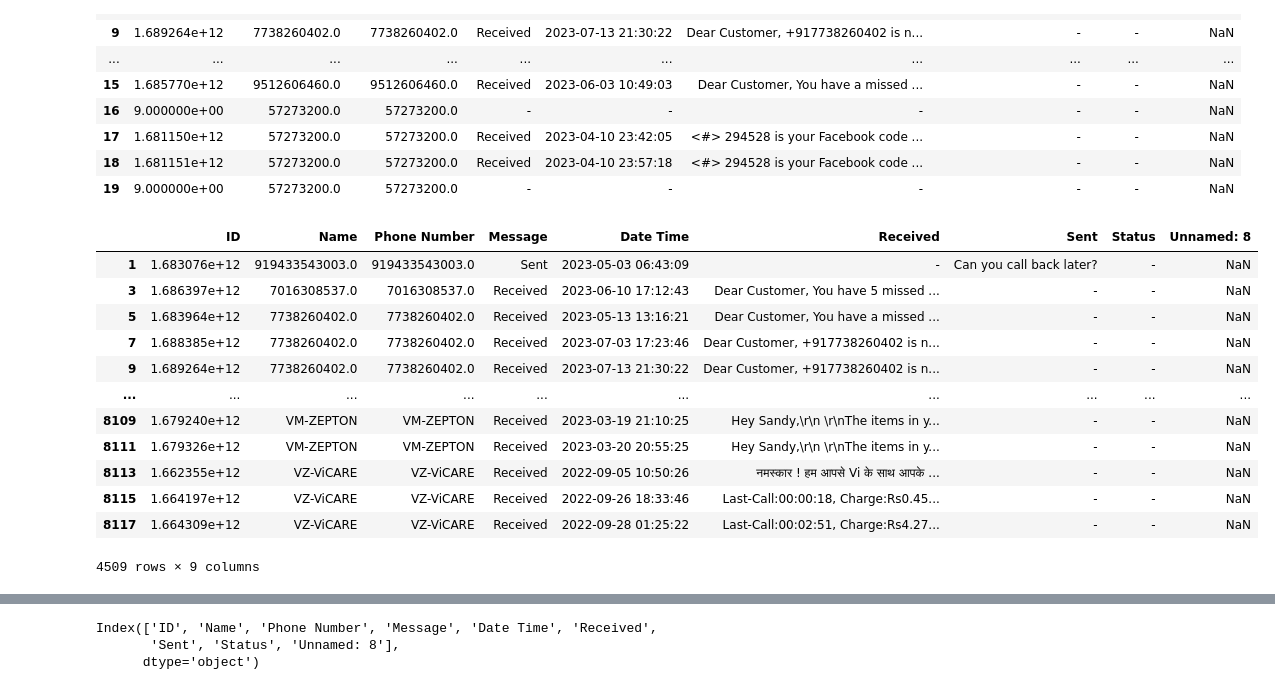
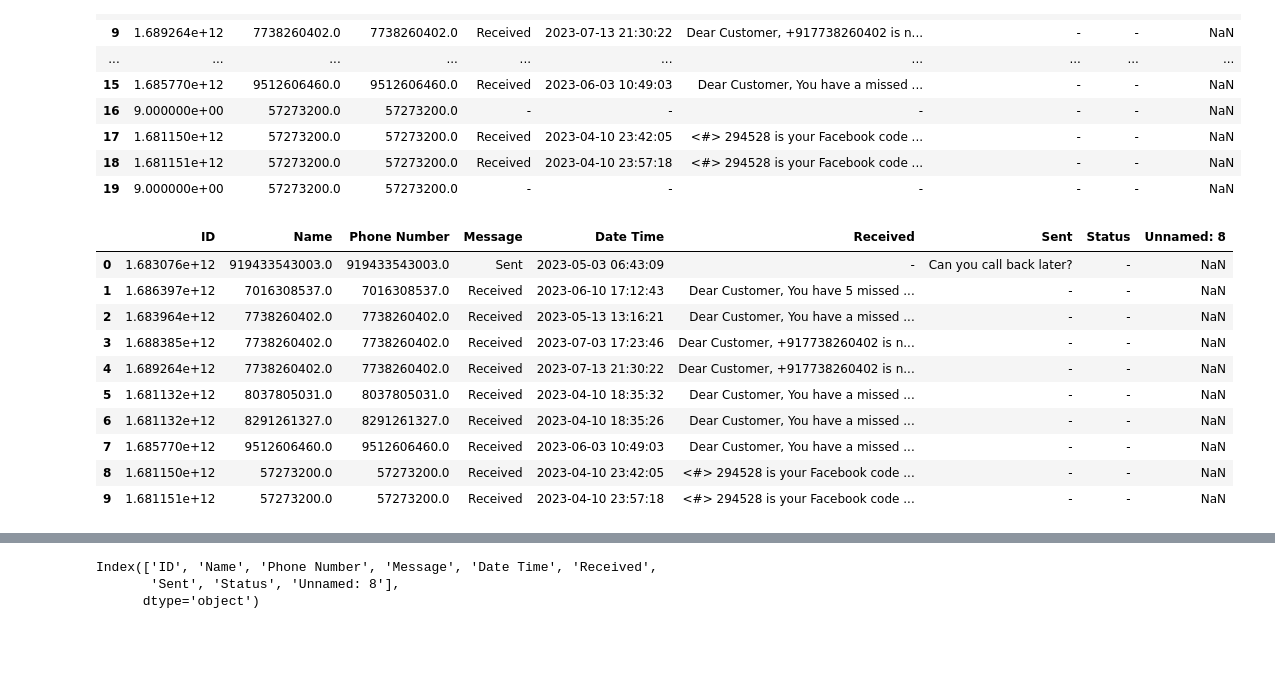
Before and after one commit to sandipanarnab/Spam-filter-based-on-personal-SMS-data, a Jupyter notebook: notebooks/cleaning and saving the dataset.ipynb, the cells around one changed output, grey strips where cells are left out. Cells and saved outputs as stored; diff of their text form; code cells hidden in the pictures; blank space fills up the shorter version.

```diff
--- a/notebooks/cleaning and saving the dataset.ipynb
+++ b/notebooks/cleaning and saving the dataset.ipynb
@@ -75,0 +172,12 @@ combined_data.to_csv(r'C:\Users\sandi\Desktop\My Working Git\Spam filter based o
+# %%
+# Load the first CSV file from the first source (WSL2 version)
+data1 = pd.read_csv('/mnt/c/Users/sandi/Desktop/My Working Git/Spam filter based on personal SMS data/Original SMS file/Manisha_SMS_Combined_Data.csv')
+
+# Load the second CSV file from the second source (WSL2 version)
+data2 = pd.read_csv('/mnt/c/Users/sandi/Desktop/My Working Git/Spam filter based on personal SMS data/Original SMS file/Sandipan_SMS_Combined_Data.csv')
+
+# Merge the two DataFrames into one
+data = pd.concat([data1, data2], ignore_index=True)
+
+# Optional: Print the first few rows of the combined DataFrame to verify
+data.head()
@@ -136,18 +246,17 @@ data.head(20)
 | 19 | 9.000000e+00 | 57273200.0 | 57273200.0 | - | - | - | - | - | NaN |
 # %%
 data_filtered= data[data["Message"]!= '-']
-data_filtered
+data_filtered= data_filtered.reset_index(drop=True)
+data_filtered.head(10)
 # %% [output]
 |  | ID | Name | Phone Number | Message | Date Time | Received | Sent | Status | Unnamed: 8 |
-| 1 | 1.683076e+12 | 919433543003.0 | 919433543003.0 | Sent | 2023-05-03 06:43:09 | - | Can you call back later? | - | NaN |
-| 3 | 1.686397e+12 | 7016308537.0 | 7016308537.0 | Received | 2023-06-10 17:12:43 | Dear Customer, You have 5 missed ... | - | - | NaN |
-| 5 | 1.683964e+12 | 7738260402.0 | 7738260402.0 | Received | 2023-05-13 13:16:21 | Dear Customer, You have a missed ... | - | - | NaN |
-| 7 | 1.688385e+12 | 7738260402.0 | 7738260402.0 | Received | 2023-07-03 17:23:46 | Dear Customer, +917738260402 is n... | - | - | NaN |
-| 9 | 1.689264e+12 | 7738260402.0 | 7738260402.0 | Received | 2023-07-13 21:30:22 | Dear Customer, +917738260402 is n... | - | - | NaN |
-| ... | ... | ... | ... | ... | ... | ... | ... | ... | ... |
-| 8109 | 1.679240e+12 | VM-ZEPTON | VM-ZEPTON | Received | 2023-03-19 21:10:25 | Hey Sandy,\r\n \r\nThe items in y... | - | - | NaN |
-| 8111 | 1.679326e+12 | VM-ZEPTON | VM-ZEPTON | Received | 2023-03-20 20:55:25 | Hey Sandy,\r\n \r\nThe items in y... | - | - | NaN |
-| 8113 | 1.662355e+12 | VZ-ViCARE | VZ-ViCARE | Received | 2022-09-05 10:50:26 | नमस्कार ! हम आपसे Vi के साथ आपके ... | - | - | NaN |
-| 8115 | 1.664197e+12 | VZ-ViCARE | VZ-ViCARE | Received | 2022-09-26 18:33:46 | Last-Call:00:00:18, Charge:Rs0.45... | - | - | NaN |
-| 8117 | 1.664309e+12 | VZ-ViCARE | VZ-ViCARE | Received | 2022-09-28 01:25:22 | Last-Call:00:02:51, Charge:Rs4.27... | - | - | NaN |
+| 0 | 1.683076e+12 | 919433543003.0 | 919433543003.0 | Sent | 2023-05-03 06:43:09 | - | Can you call back later? | - | NaN |
+| 1 | 1.686397e+12 | 7016308537.0 | 7016308537.0 | Received | 2023-06-10 17:12:43 | Dear Customer, You have 5 missed ... | - | - | NaN |
+| 2 | 1.683964e+12 | 7738260402.0 | 7738260402.0 | Received | 2023-05-13 13:16:21 | Dear Customer, You have a missed ... | - | - | NaN |
+| 3 | 1.688385e+12 | 7738260402.0 | 7738260402.0 | Received | 2023-07-03 17:23:46 | Dear Customer, +917738260402 is n... | - | - | NaN |
+| 4 | 1.689264e+12 | 7738260402.0 | 7738260402.0 | Received | 2023-07-13 21:30:22 | Dear Customer, +917738260402 is n... | - | - | NaN |
+| 5 | 1.681132e+12 | 8037805031.0 | 8037805031.0 | Received | 2023-04-10 18:35:32 | Dear Customer, You have a missed ... | - | - | NaN |
+| 6 | 1.681132e+12 | 8291261327.0 | 8291261327.0 | Received | 2023-04-10 18:35:26 | Dear Customer, You have a missed ... | - | - | NaN |
+| 7 | 1.685770e+12 | 9512606460.0 | 9512606460.0 | Received | 2023-06-03 10:49:03 | Dear Customer, You have a missed ... | - | - | NaN |
+| 8 | 1.681150e+12 | 57273200.0 | 57273200.0 | Received | 2023-04-10 23:42:05 | <#> 294528 is your Facebook code ... | - | - | NaN |
+| 9 | 1.681151e+12 | 57273200.0 | 57273200.0 | Received | 2023-04-10 23:57:18 | <#> 294528 is your Facebook code ... | - | - | NaN |
-4509 rows × 9 columns
```
Also changed, not shown: parts of 57 cells of this notebook, 31 other files.
